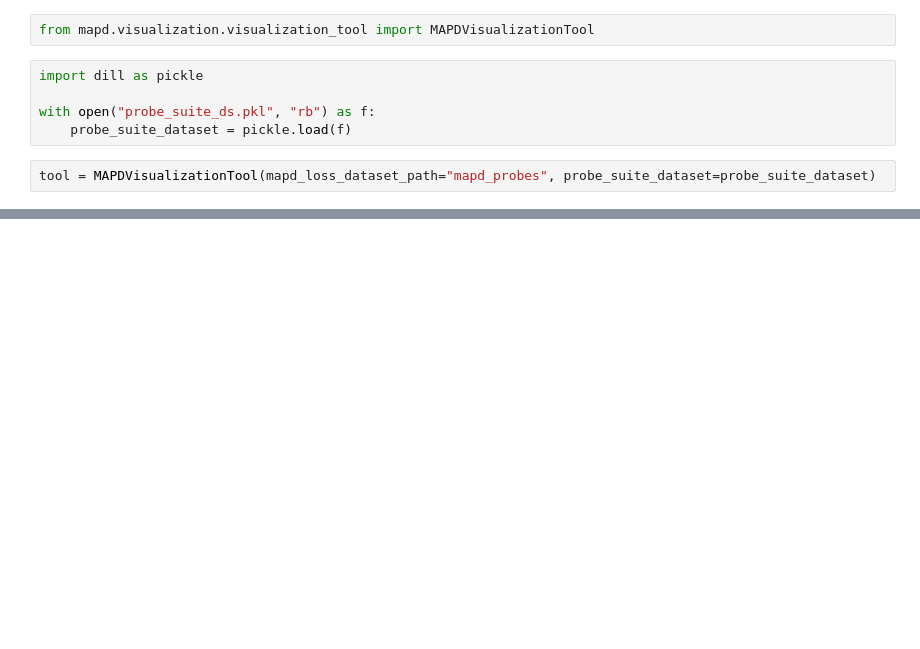
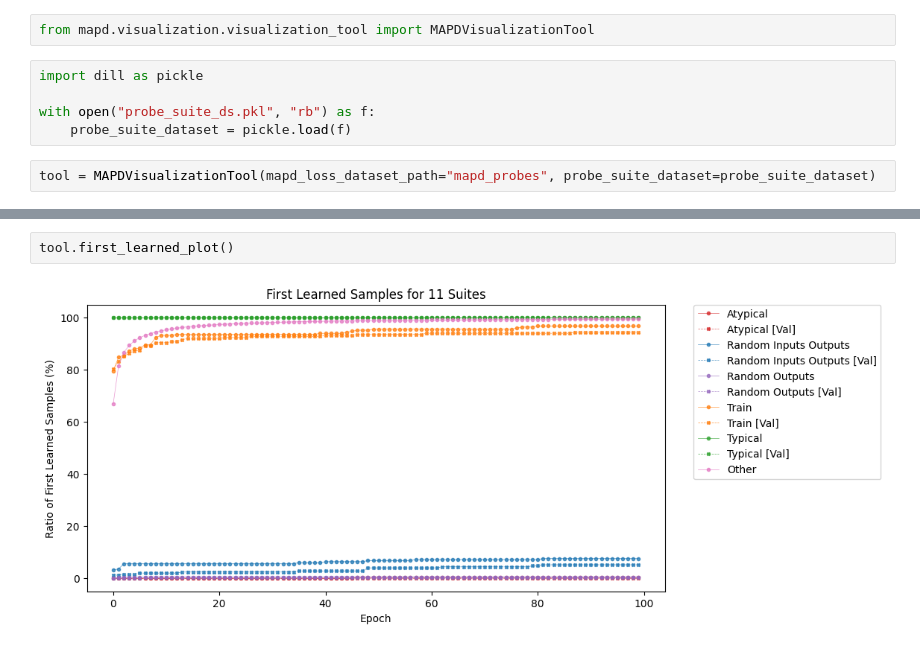
Before and after one commit to jhoffe/mapd, a Jupyter notebook: visual_test.ipynb, the cells around one changed output, grey strips where cells are left out. Saved outputs shown, nothing was run; the diff lists cells and outputs as text; blank space fills up the shorter version.

```diff
--- a/visual_test.ipynb
+++ b/visual_test.ipynb
@@ -13,0 +23,4 @@ tool.probe_accuracy_plot()
+# %%
+tool.first_learned_plot()
+# %% [output]
+[figure, added]
```
Also changed, not shown: parts of 4 cells of this notebook, 1 other file.
